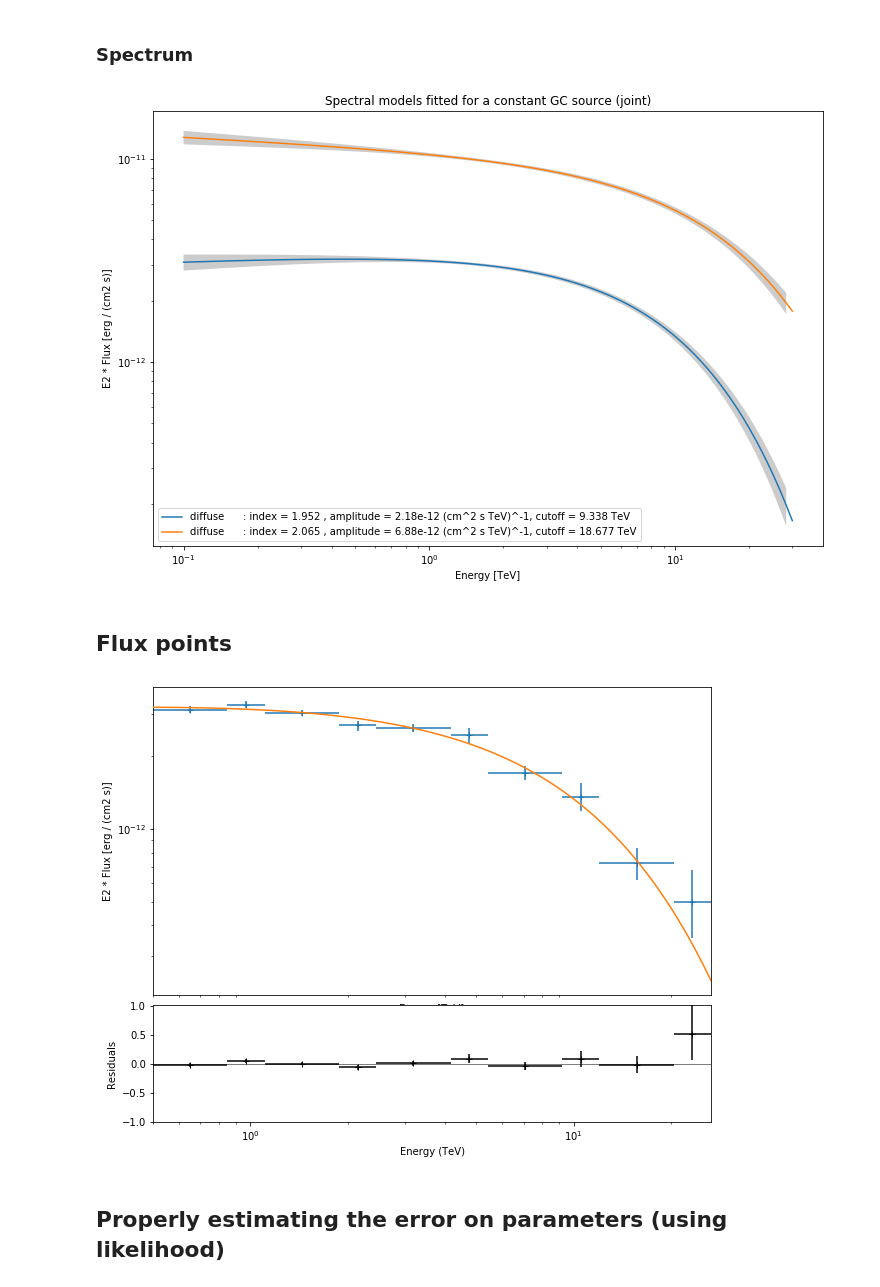
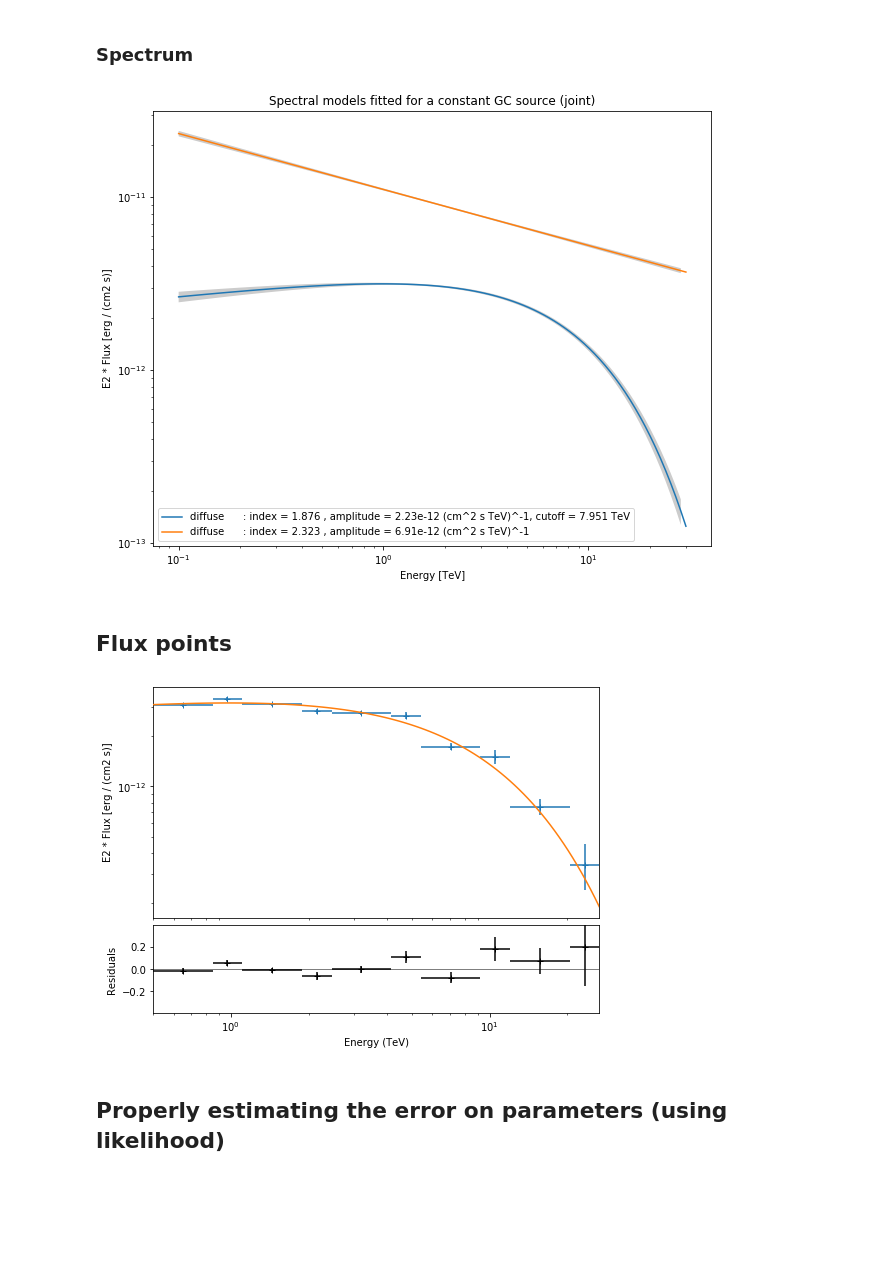
Before and after one commit to SamZouari/hess, a Jupyter notebook: confluence2020/hap-hd/3Dspectral_analysis_hd.ipynb, the cells around one changed output. Cells and saved outputs as stored; diff of their text form; code cells hidden in the pictures; blank space fills up the shorter version.

```diff
--- a/confluence2020/hap-hd/3Dspectral_analysis_hd.ipynb
+++ b/confluence2020/hap-hd/3Dspectral_analysis_hd.ipynb
@@ -50,7 +50,7 @@ gammapy.__version__
 from pathlib import Path
 
 # General path (to select which analysis/set of data we work with)
-path = Path("../../../../gammapy_data/GC_variability2020_full/hap-hd")
+path = Path("../../../../gammapy_data/GC_variability2020/hap-hd")
 path.mkdir(exist_ok=True)
 
 # To find the model template
@@ -63,7 +63,7 @@ model_name = pathm/"models_template_2cutoff.yaml"
 path3d = Path(path/"3Dspectra")
 path3d.mkdir(exist_ok=True)
 # %%
-pathtry = Path(path3d/"2amps_2indexes_2cutoff_bis")
+pathtry = Path(path3d/"2amps_2indexes_1cutoff_bis")
 pathtry.mkdir(exist_ok=True)
 # %% [markdown]
 ## Creating the geometry
@@ -155,8 +155,8 @@ model_diff.parameters["reference"].frozen = True
 
 modelGC.parameters["lambda_"].frozen = False
 modelGC.parameters["lambda_"].value = 1/8.0
-model_diff.parameters["lambda_"].frozen = False
-model_diff.parameters["lambda_"].value = 1/20
+model_diff.parameters["lambda_"].frozen = True
+model_diff.parameters["lambda_"].value = 0.0
 # %% [markdown]
 ## Constructing the mask
 # %%
@@ -285,7 +285,7 @@ models_joint[2].spectral_model.parameters.covariance = (
 ### Spectrum
 # %%
 def plot_spectrum(models, path ,namefile, name):
-    plt.figure(figsize=(12,8))
+    plt.figure(figsize=(10,8))
     plot_kwargs = {
         "energy_range": [0.1, 30] * u.TeV,
         "energy_power": 2,
@@ -325,9 +325,9 @@ def plot_spectrum(models, path ,namefile, name):
 # %%
 #plot_spectrum(mapdataset_tot.models, pathtry,"stacked_model_2cutoff_hd.pdf", "stacked")
 # %%
-plot_spectrum(models_joint, pathtry,"joint_model_2cutoff_hd.pdf", "joint")
+plot_spectrum(models_joint, pathtry,"joint_model_1cutoff_hd.pdf", "joint")
 # %% [output]
-[figure, old version]
+[figure, new version]
 # %% [markdown]
 ## Flux points
 # %%
@@ -349,11 +349,11 @@ flux_points_dataset = FluxPointsDataset(
     data=flux_points, models=models_joint[0]
 )
 # %%
-plt.figure(figsize=(10, 8))
+plt.figure(figsize=(8, 6))
 flux_points_dataset.peek();
 plt.savefig(pathtry/"fluxpoints_v_model_joint.pdf")
 # %% [output]
-[figure, old version]
+[figure, new version]
 # %% [markdown]
 ## Properly estimating the error on parameters (using likelihood)
 # %%
```
Also changed, not shown: parts of 1 cell of this notebook, 5 other files.
